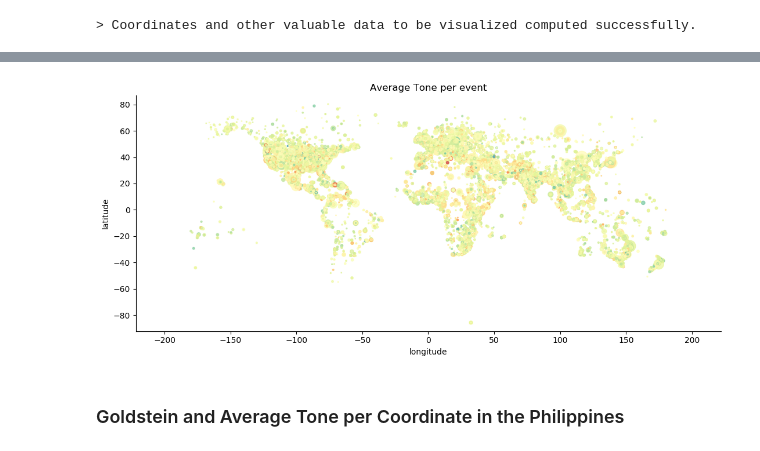
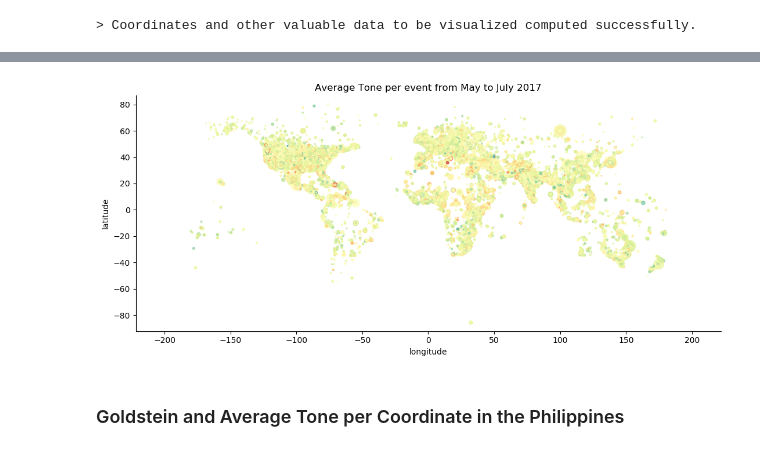
Before and after one commit to PrinceJavier/gdelt_analysis, a Jupyter notebook: GDELT_analysis.ipynb, the cells around one changed output, grey strips where cells are left out. Saved outputs shown, nothing was run; the diff lists cells and outputs as text; code cells hidden in the pictures.

```diff
--- a/GDELT_analysis.ipynb
+++ b/GDELT_analysis.ipynb
@@ -486,20 +475,20 @@ plt.savefig("charts/goldstein_world.png", dpi=150)
 # %%
 # AvgTone values vs Latitude and Longitude
 # Color is avg tone while size is importance (num_mentions)
 f, ax = plt.subplots(figsize=(11,5))
 ax.scatter(x, y, c=avgtone, marker='o', s=num_mentions, cmap='Spectral', alpha=0.75)
 plt.axis('equal')
 ax.spines['right'].set_visible(False)
 ax.spines['top'].set_visible(False)
 plt.xlabel('longitude')
 plt.ylabel('latitude')
-plt.title('Average Tone per event')
+plt.title('Average Tone per event from May to July 2017')
 plt.tight_layout()
 
 # Save figure
 plt.savefig("charts/avgtone_world.png", dpi=150)
 # %% [output]
-[figure, old version]
+[figure, new version]
 # %% [markdown]
 ### Goldstein and Average Tone per Coordinate in the Philippines
 # %%
```
Also changed, not shown: parts of 10 cells of this notebook, 12 other files.
